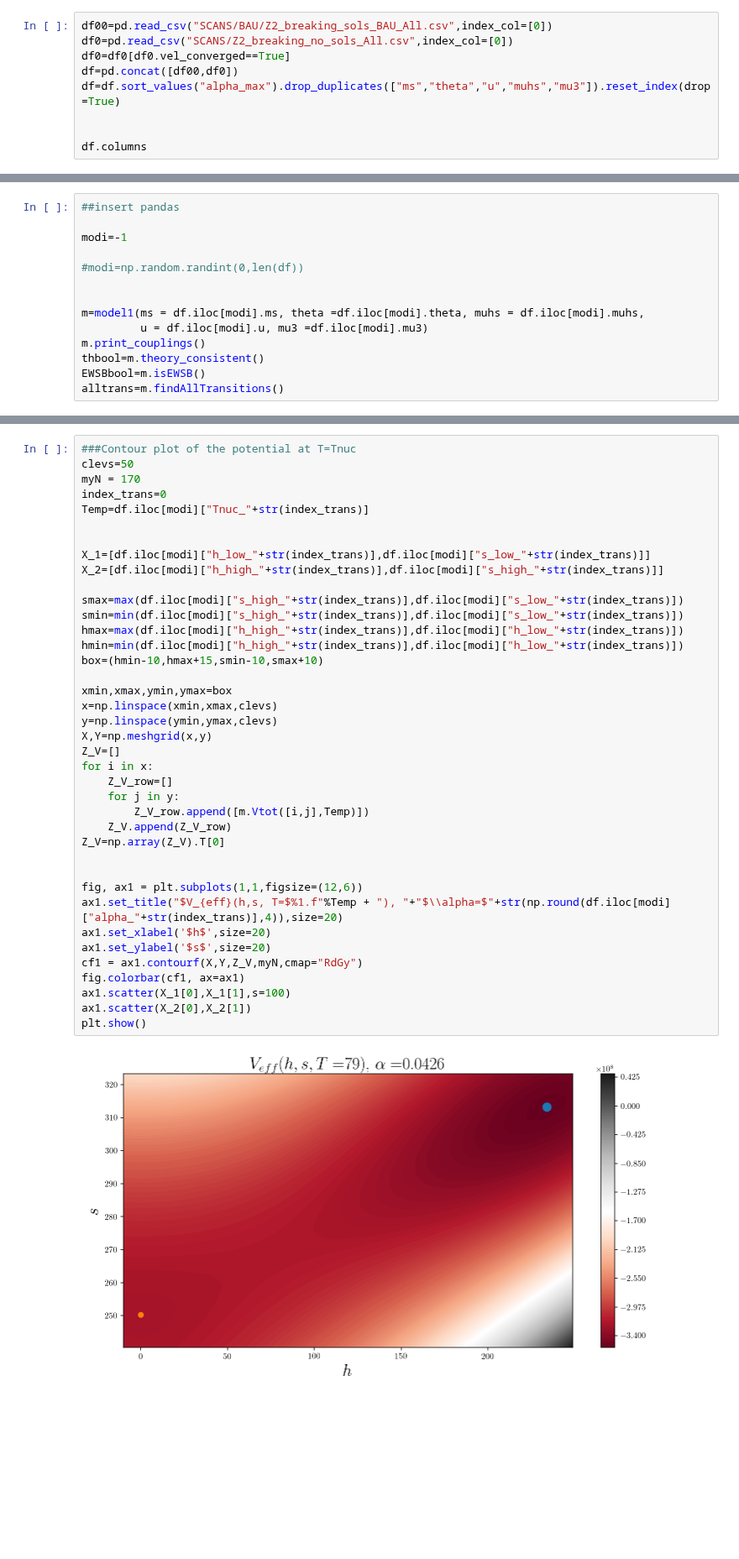
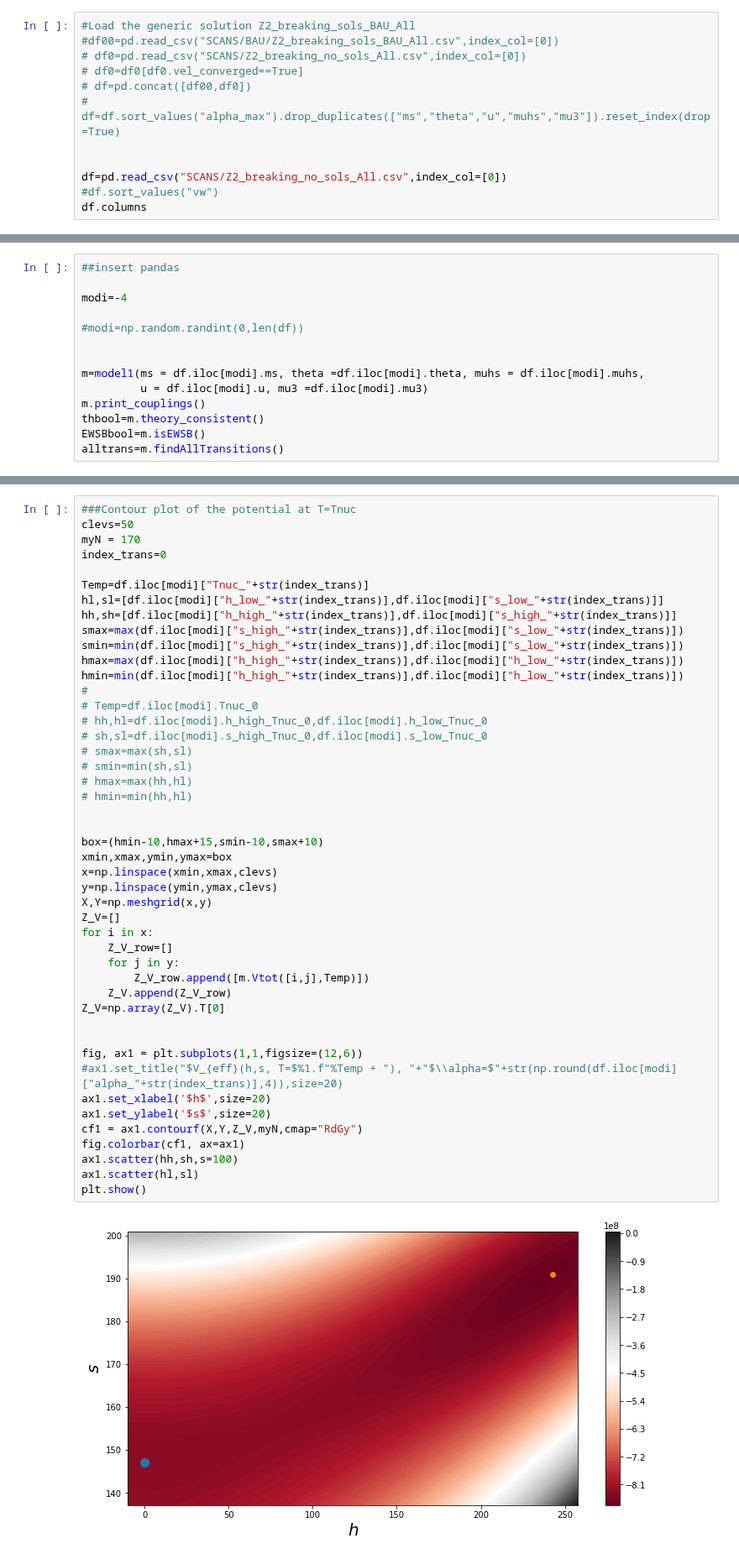
Before and after one commit to PB-316/Z_2breaking-PT-BAU, a Jupyter notebook: UltraRelatisvistic_Walls_0.ipynb, the cells around one changed output, grey strips where cells are left out. Shown at 84% size. Saved outputs shown, nothing was run; the diff lists cells and outputs as text; blank space fills up the shorter version.

```diff
--- a/UltraRelatisvistic_Walls_0.ipynb
+++ b/UltraRelatisvistic_Walls_0.ipynb
@@ -1856,13 +1856,16 @@ class bubble():
         self.guess=guess_out
         return vel
 # %%
-df00=pd.read_csv("SCANS/BAU/Z2_breaking_sols_BAU_All.csv",index_col=[0])
-df0=pd.read_csv("SCANS/Z2_breaking_no_sols_All.csv",index_col=[0])
-df0=df0[df0.vel_converged==True]
-df=pd.concat([df00,df0])
-df=df.sort_values("alpha_max").drop_duplicates(["ms","theta","u","muhs","mu3"]).reset_index(drop=True)
+#Load the generic solution Z2_breaking_sols_BAU_All
+#df00=pd.read_csv("SCANS/BAU/Z2_breaking_sols_BAU_All.csv",index_col=[0])
+# df0=pd.read_csv("SCANS/Z2_breaking_no_sols_All.csv",index_col=[0])
+# df0=df0[df0.vel_converged==True]
+# df=pd.concat([df00,df0])
+# df=df.sort_values("alpha_max").drop_duplicates(["ms","theta","u","muhs","mu3"]).reset_index(drop=True)
 
 
+df=pd.read_csv("SCANS/Z2_breaking_no_sols_All.csv",index_col=[0])
+#df.sort_values("vw")
 df.columns
 # %% [output]
 Index(['ms', 'theta', 'u', 'muhs', 'mu3', 'lamh', 'lams', 'lammix', 'muh2',
@@ -1879,7 +1886,7 @@ Index(['ms', 'theta', 'u', 'muhs', 'mu3', 'lamh', 'lams', 'lammix', 'muh2',
 # %%
 ##insert pandas
 
-modi=-1
+modi=-4
 
 #modi=np.random.randint(0,len(df))
 
@@ -1931,43 +1953,50 @@ Path deformation converged. 1 steps. fRatio = 1.07985e-02
 ###Contour plot of the potential at T=Tnuc
 clevs=50
 myN = 170
 index_trans=0
+
 Temp=df.iloc[modi]["Tnuc_"+str(index_trans)]
-
-
-X_1=[df.iloc[modi]["h_low_"+str(index_trans)],df.iloc[modi]["s_low_"+str(index_trans)]]
-X_2=[df.iloc[modi]["h_high_"+str(index_trans)],df.iloc[modi]["s_high_"+str(index_trans)]]
-
+hl,sl=[df.iloc[modi]["h_low_"+str(index_trans)],df.iloc[modi]["s_low_"+str(index_trans)]]
+hh,sh=[df.iloc[modi]["h_high_"+str(index_trans)],df.iloc[modi]["s_high_"+str(index_trans)]]
 smax=max(df.iloc[modi]["s_high_"+str(index_trans)],df.iloc[modi]["s_low_"+str(index_trans)])
 smin=min(df.iloc[modi]["s_high_"+str(index_trans)],df.iloc[modi]["s_low_"+str(index_trans)])
 hmax=max(df.iloc[modi]["h_high_"+str(index_trans)],df.iloc[modi]["h_low_"+str(index_trans)])
 hmin=min(df.iloc[modi]["h_high_"+str(index_trans)],df.iloc[modi]["h_low_"+str(index_trans)])
+#
+# Temp=df.iloc[modi].Tnuc_0
+# hh,hl=df.iloc[modi].h_high_Tnuc_0,df.iloc[modi].h_low_Tnuc_0
+# sh,sl=df.iloc[modi].s_high_Tnuc_0,df.iloc[modi].s_low_Tnuc_0
+# smax=max(sh,sl)
+# smin=min(sh,sl)
+# hmax=max(hh,hl)
+# hmin=min(hh,hl)
+
+
 box=(hmin-10,hmax+15,smin-10,smax+10)
-
 xmin,xmax,ymin,ymax=box
 x=np.linspace(xmin,xmax,clevs)
 y=np.linspace(ymin,ymax,clevs)
 X,Y=np.meshgrid(x,y)
 Z_V=[]
 for i in x:
     Z_V_row=[]
     for j in y:
         Z_V_row.append([m.Vtot([i,j],Temp)])
     Z_V.append(Z_V_row)
 Z_V=np.array(Z_V).T[0]
 
 
 fig, ax1 = plt.subplots(1,1,figsize=(12,6))
-ax1.set_title("$V_{eff}(h,s, T=$%1.f"%Temp + "), "+"$\\alpha=$"+str(np.round(df.iloc[modi]["alpha_"+str(index_trans)],4)),size=20)
+#ax1.set_title("$V_{eff}(h,s, T=$%1.f"%Temp + "), "+"$\\alpha=$"+str(np.round(df.iloc[modi]["alpha_"+str(index_trans)],4)),size=20)
 ax1.set_xlabel('$h$',size=20)
 ax1.set_ylabel('$s$',size=20)
 cf1 = ax1.contourf(X,Y,Z_V,myN,cmap="RdGy")
 fig.colorbar(cf1, ax=ax1)
-ax1.scatter(X_1[0],X_1[1],s=100)
-ax1.scatter(X_2[0],X_2[1])
+ax1.scatter(hh,sh,s=100)
+ax1.scatter(hl,sl)
 plt.show()
 # %% [output]
-[figure, old version]
+[figure, new version]
 # %%
 some_bubble=bubble(m)
 some_bubble.test_analytic_formula()
```
Also changed, not shown: parts of 14 cells of this notebook, 3 other files.
